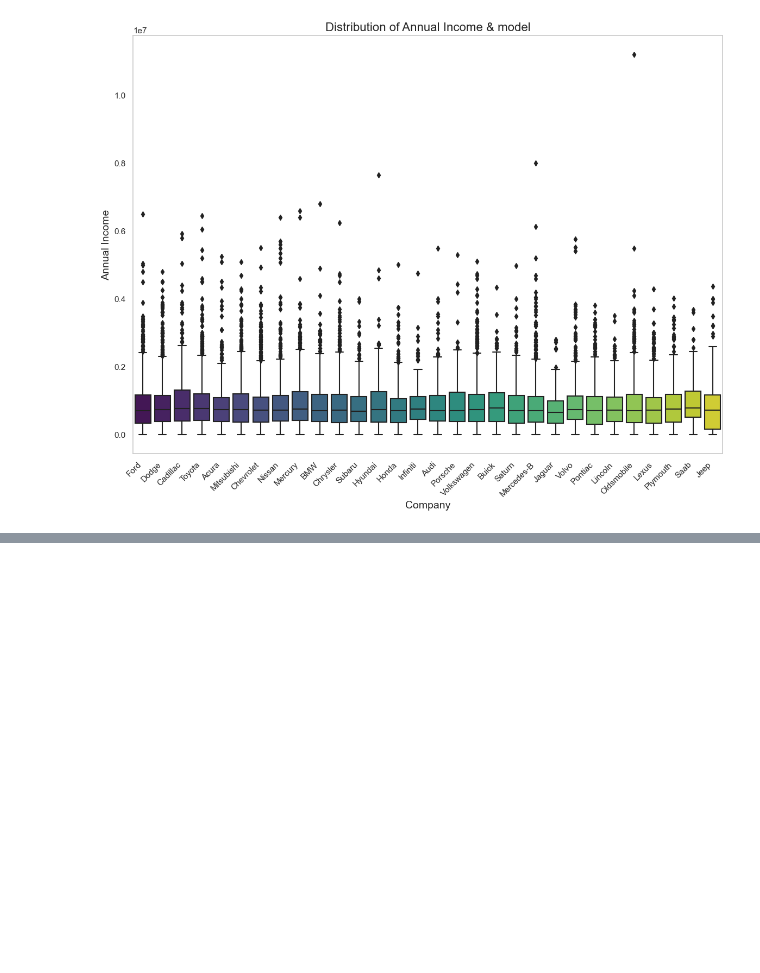
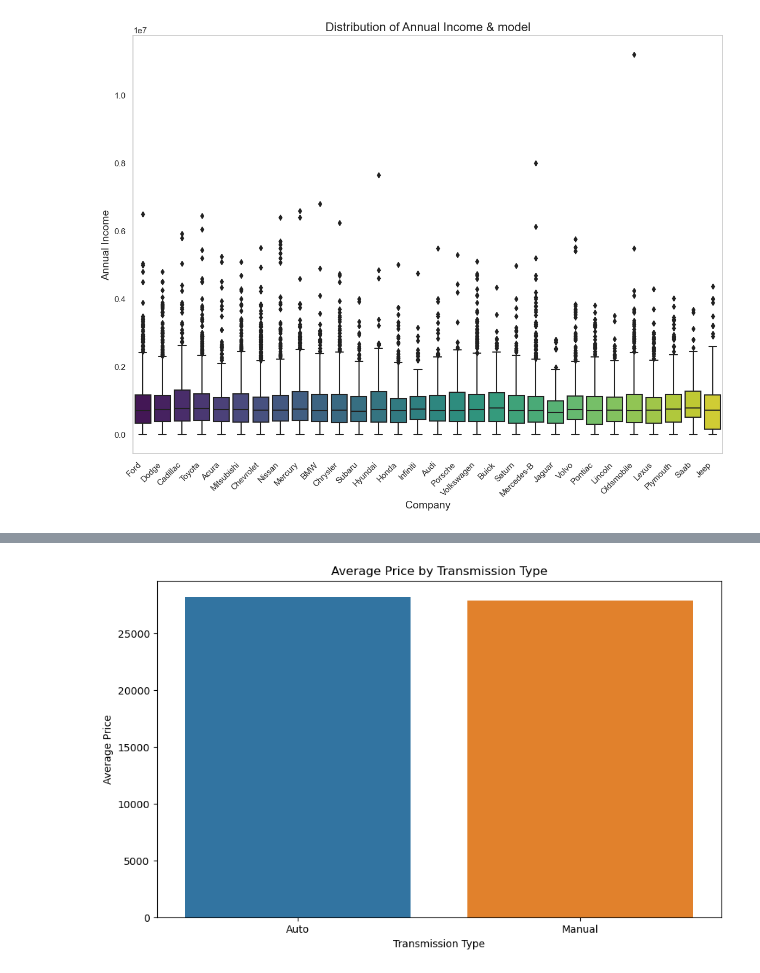
Before and after one commit to ikwabia/Car-Sales-, a Jupyter notebook: car_analysis.ipynb, the cells around one changed output, grey strips where cells are left out. Drawn from its saved outputs; the diff is of its cells as text; code cells hidden in the pictures; blank space fills up the shorter version.

```diff
--- a/car_analysis.ipynb
+++ b/car_analysis.ipynb
@@ -93,3 +93,5 @@ plt.grid(False)
 plt.show()
 # %% [output]
 [figure]
+# %%
+b = car_sales[['Model', 'Transmission', 'Price ($)']]
@@ -95,0 +132,14 @@ plt.show()
+# %%
+import seaborn as sns
+import matplotlib.pyplot as plt
+c = b.groupby('Transmission')['Price ($)'].mean().reset_index()
+
+# Plotting
+plt.figure(figsize=(10, 6))
+sns.barplot(x='Transmission', y='Price ($)', data=c)
+plt.title('Average Price by Transmission Type')
+plt.xlabel('Transmission Type')
+plt.ylabel('Average Price')
+plt.show()
+# %% [output]
+[figure, added]
```
Also changed, not shown: parts of 9 cells of this notebook.
